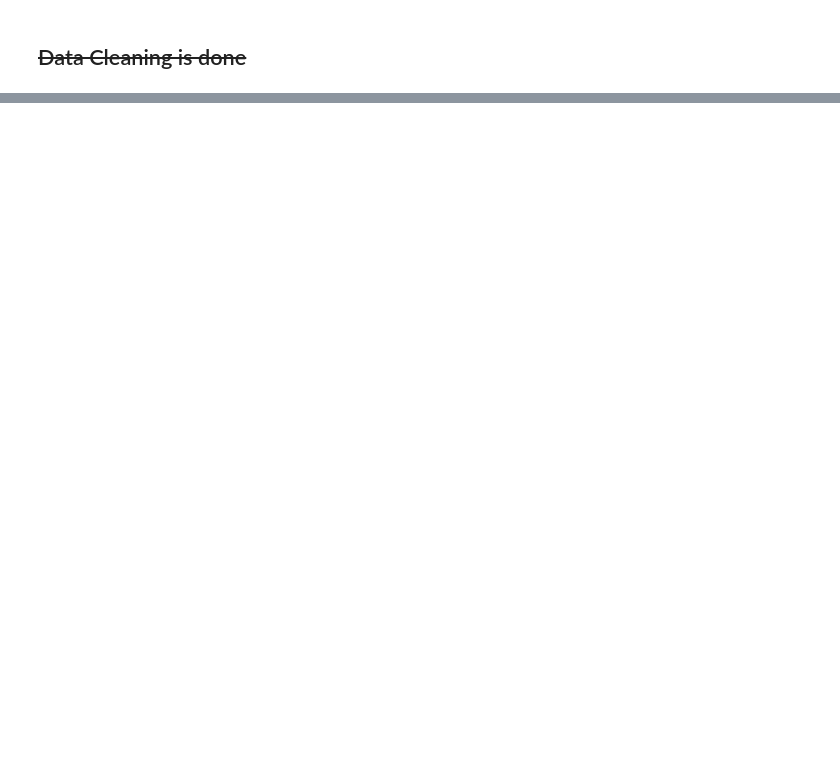
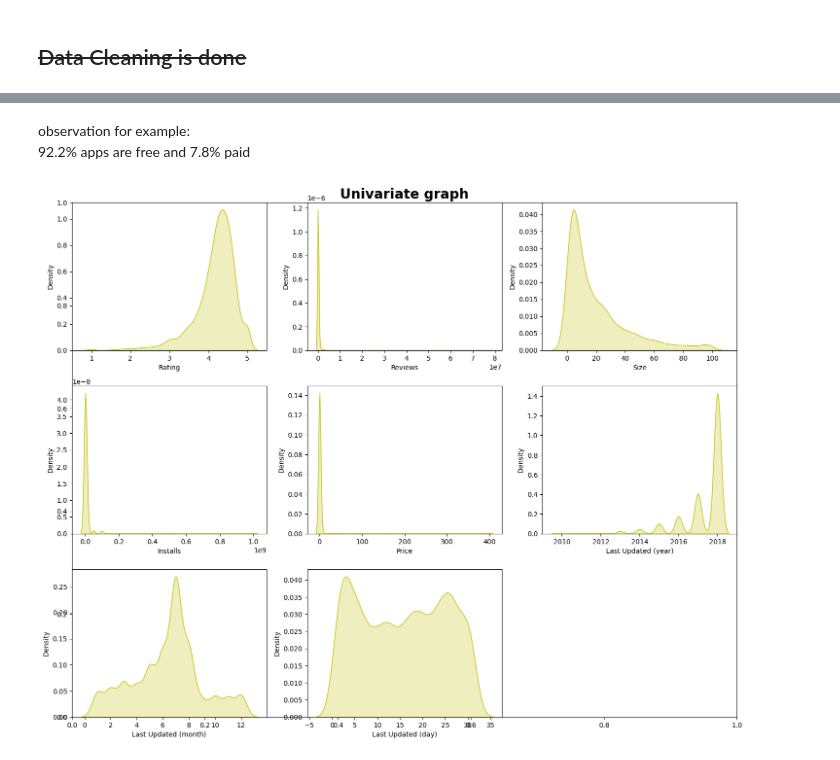
Before and after one commit to ArunNegi112/feature-engineering-eda, a Jupyter notebook: EDA/3_Playstore_data.ipynb, the cells around one changed output, grey strips where cells are left out. Drawn from its saved outputs; the diff is of its cells as text; code cells hidden in the pictures; blank space fills up the shorter version.

```diff
--- a/EDA/3_Playstore_data.ipynb
+++ b/EDA/3_Playstore_data.ipynb
@@ -338,0 +331,3 @@ memory usage: 1.2+ MB
+# %%
+# Performing EDA
+data_copy = data
@@ -338,0 +366,2 @@ memory usage: 1.2+ MB
+# %%
+data_copy = data_copy.drop_duplicates('App',keep='first')
@@ -338,0 +372,7 @@ memory usage: 1.2+ MB
+# %%
+# Getting numeric and categorical cols
+numeric_cols = [cols for cols in data_copy.columns if data_copy[cols].dtype!='O']
+categorical_cols = [cols for cols in data_copy.columns if data_copy[cols].dtype == 'O']
+
+print(f"numeric cols are :{len(numeric_cols)},[{numeric_cols}]")
+print(f"categorical cols are :{len(categorical_cols)},[{categorical_cols}]")
@@ -338,0 +445,14 @@ memory usage: 1.2+ MB
+# %% [markdown]
+observation for example:
+92.2% apps are free and 7.8% paid
+# %%
+plt.figure(figsize=(15,12))
+plt.title("Univariate graph",fontweight='bold',fontsize=20)
+
+for i in range(len(numeric_cols)):
+    plt.subplot(3,3,i+1)
+    sns.kdeplot(data_copy[numeric_cols[i]],color='y',fill=True)
+
+plt.tight_layout()
+# %% [output]
+[figure, added]
```
Also changed, not shown: parts of 16 cells of this notebook, 2 other files.
